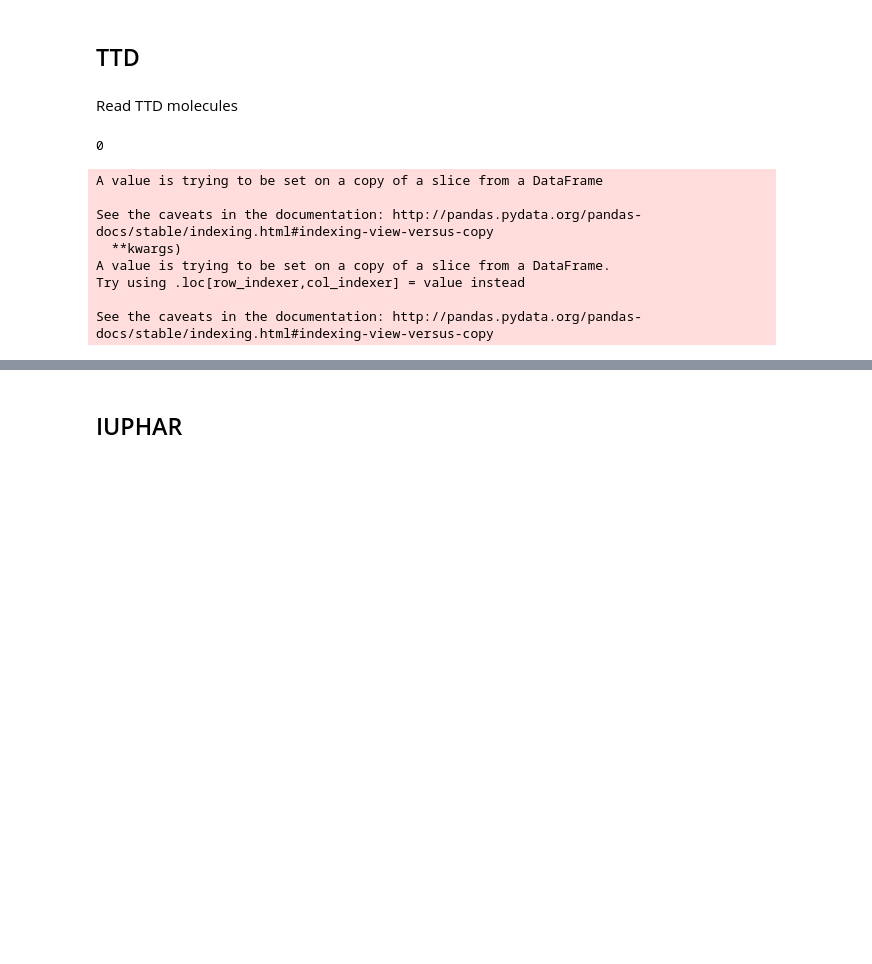
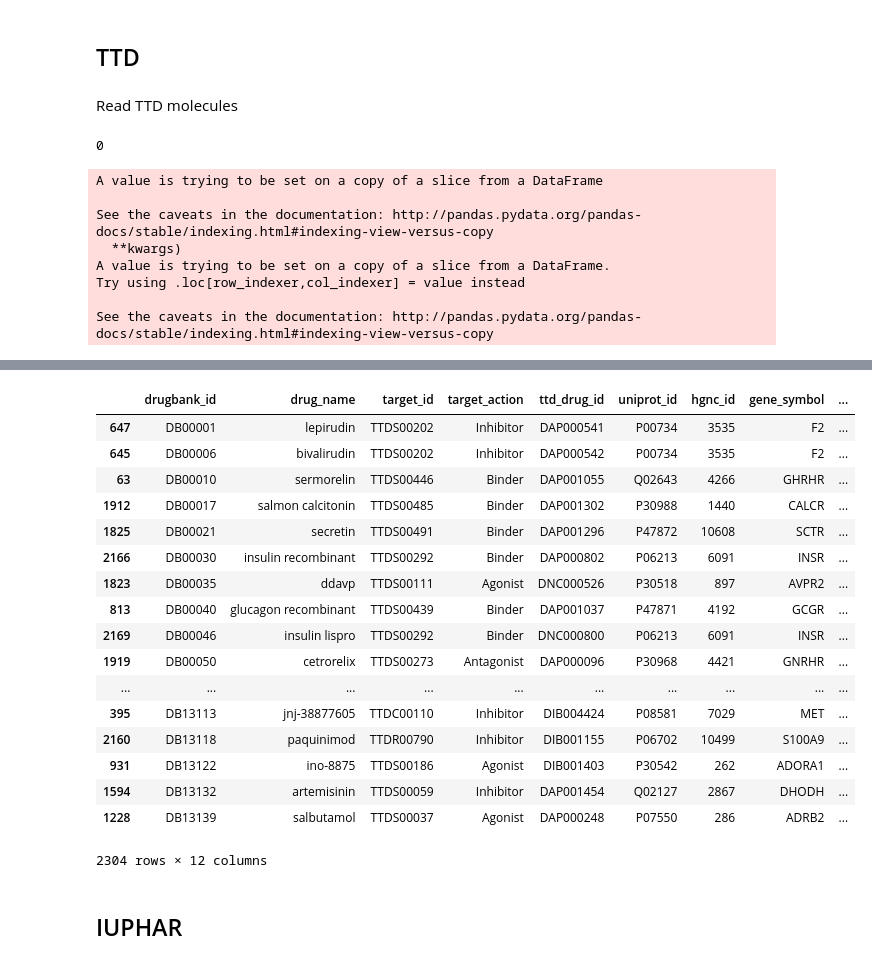
Before and after one commit to mrdivine/clinicalReporting_DB_RESTAPI, a Jupyter notebook: notebooks/biograph_seeding_02_CollectMyDrugFromSource.ipynb, the cells around one changed output, grey strips where cells are left out. Drawn from its saved outputs; the diff is of its cells as text; code cells hidden in the pictures; blank space fills up the shorter version.

```diff
--- a/notebooks/biograph_seeding_02_CollectMyDrugFromSource.ipynb
+++ b/notebooks/biograph_seeding_02_CollectMyDrugFromSource.ipynb
@@ -415,6 +401,7 @@ version = root.attrib.get('version')
 
 drug_synonyms = []
 drug_atc = {}
+cancer_drugs = {}
 lists = []
 for record in root.iterfind('{http://www.drugbank.ca}drug'):
     if len(record.find('{http://www.drugbank.ca}drugbank-id')) == 1:
@@ -427,21 +414,31 @@ for record in root.iterfind('{http://www.drugbank.ca}drug'):
     update_date = record.attrib.get('updated')
     drug_type = record.attrib.get('type')
 
-    drug_name = record.find('{http://www.drugbank.ca}name').text.encode('utf-8')
+    drug_name = record.find('{http://www.drugbank.ca}name').text.lower()
 
     drug_synonyms += [(drugbank_id, syn.text.encode('utf-8').lower()) for syn in record.\
                        find('{http://www.drugbank.ca}synonyms').\
                        findall('{http://www.drugbank.ca}synonym')]
 
+    groups = "|".join([group.text.encode('utf-8') for group in record.\
+                           find('{http://www.drugbank.ca}groups').\
+                           findall('{http://www.drugbank.ca}group')])
+
     atc_code_list = []
+    is_cancer_drug = 0
     if record.find('{http://www.drugbank.ca}atc-codes') is not None:
         atc_code_list = []
         for atc_code in record.find('{http://www.drugbank.ca}atc-codes').\
                 findall('{http://www.drugbank.ca}atc-code'):
             atc_code_list.append(atc_code.attrib.get('code'))
+            if atc_code.attrib.get('code').startswith('L01'):
+                is_cancer_drug = 1
+                cancer_drugs[drugbank_id] = True
+            else:
+                cancer_drugs[drugbank_id] = False
         drug_atc[drugbank_id] = "|".join(atc_code_list)
 
-    drugbank_data = [drug_name, create_date, update_date, drug_type]
+    drugbank_data = [drug_name, create_date, update_date, drug_type, is_cancer_drug, groups]
     # extract targets
     if record.find('{http://www.drugbank.ca}targets') is not None:
         for target in record.find('{http://www.drugbank.ca}targets').\
@@ -471,7 +468,7 @@ for record in root.iterfind('{http://www.drugbank.ca}drug'):
 cols = ['drugbank_id', 'target_id', 'target_name', 'target_organism',
         'target_action', 'target_known_action', 'gene_symbol',
         'hgnc_id', 'pmid', 'interaction_type', 'version', 'drug_name',
-        'create_date', 'update_date', 'drug_type']
+        'create_date', 'update_date', 'drug_type', 'is_cancer_drug', 'approval_status']
 drug2gene_drugbank = pd.DataFrame(lists, columns=cols)
 # %%
 print(str(drug2gene_drugbank.ix[0].drug_name))
@@ -480,2 +476,0 @@ b'Lepirudin'
-# %%
-s = b"raw string"
@@ -515,7 +527,8 @@ TTD_SDF_FILE = data_path + "TTD_molecules.sdf"
 Read TTD molecules
 # %%
 exit_code_ttd_sdf = 1
-while exit_code_ttd_sdf > 0 or i < 10:
+i = 0
+while exit_code_ttd_sdf > 0 and i < 10:
     exit_code_ttd_sdf = subprocess.call("wget -O " + TTD_SDF_FILE + " " +  TTD_DRUGS_DOWNLOAD, shell=True)
     print(exit_code_ttd_sdf)
     i += 1
@@ -618,3 +610,24 @@ drug2gene_ttd
+# %%
+drug2gene_ttd.sort_values(by='drugbank_id')
+# %% [output]
+|  | drugbank_id | drug_name | target_id | target_action | ttd_drug_id | uniprot_id | hgnc_id | gene_symbol | ... |
+| 647 | DB00001 | lepirudin | TTDS00202 | Inhibitor | DAP000541 | P00734 | 3535 | F2 | ... |
+| 645 | DB00006 | bivalirudin | TTDS00202 | Inhibitor | DAP000542 | P00734 | 3535 | F2 | ... |
+| 63 | DB00010 | sermorelin | TTDS00446 | Binder | DAP001055 | Q02643 | 4266 | GHRHR | ... |
+| 1912 | DB00017 | salmon calcitonin | TTDS00485 | Binder | DAP001302 | P30988 | 1440 | CALCR | ... |
+| 1825 | DB00021 | secretin | TTDS00491 | Binder | DAP001296 | P47872 | 10608 | SCTR | ... |
+| 2166 | DB00030 | insulin recombinant | TTDS00292 | Binder | DAP000802 | P06213 | 6091 | INSR | ... |
+| 1823 | DB00035 | ddavp | TTDS00111 | Agonist | DNC000526 | P30518 | 897 | AVPR2 | ... |
+| 813 | DB00040 | glucagon recombinant | TTDS00439 | Binder | DAP001037 | P47871 | 4192 | GCGR | ... |
+| 2169 | DB00046 | insulin lispro | TTDS00292 | Binder | DNC000800 | P06213 | 6091 | INSR | ... |
+| 1919 | DB00050 | cetrorelix | TTDS00273 | Antagonist | DAP000096 | P30968 | 4421 | GNRHR | ... |
+| ... | ... | ... | ... | ... | ... | ... | ... | ... | ... |
+| 395 | DB13113 | jnj-38877605 | TTDC00110 | Inhibitor | DIB004424 | P08581 | 7029 | MET | ... |
+| 2160 | DB13118 | paquinimod | TTDR00790 | Inhibitor | DIB001155 | P06702 | 10499 | S100A9 | ... |
+| 931 | DB13122 | ino-8875 | TTDS00186 | Agonist | DIB001403 | P30542 | 262 | ADORA1 | ... |
+| 1594 | DB13132 | artemisinin | TTDS00059 | Inhibitor | DAP001454 | Q02127 | 2867 | DHODH | ... |
+| 1228 | DB13139 | salbutamol | TTDS00037 | Agonist | DAP000248 | P07550 | 286 | ADRB2 | ... |
+2304 rows × 12 columns
 # %%
 drug_data_containers[db_name] = drug2gene_ttd
 # %% [markdown]
```
Also changed, not shown: parts of 36 cells of this notebook.
